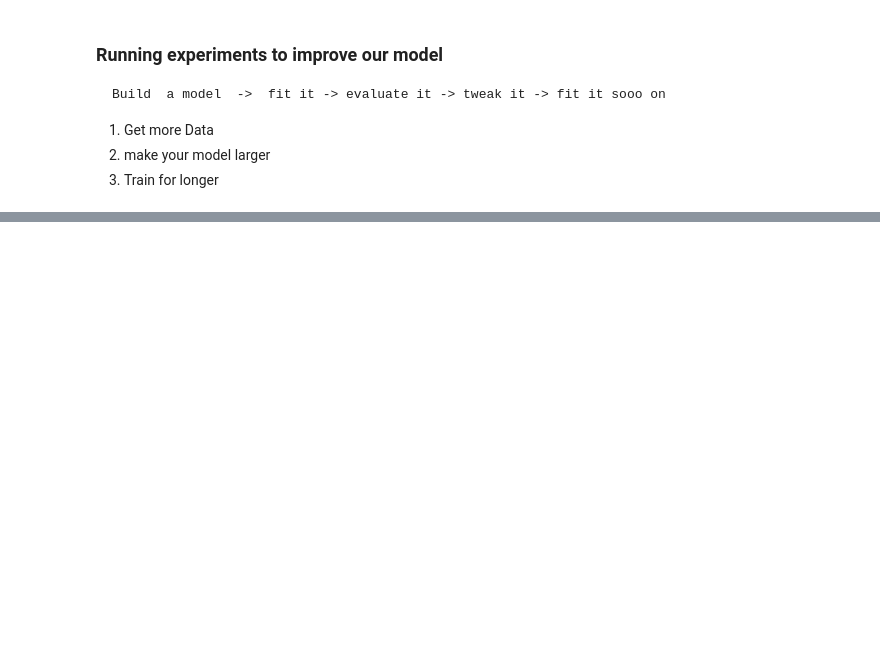
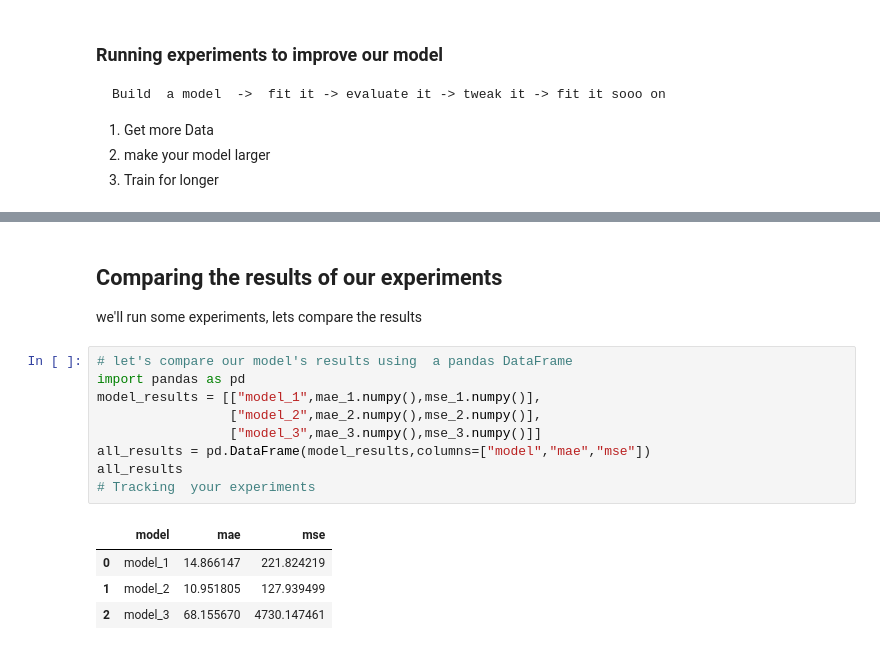
Before and after one commit to Yasiraalam/Learn-TensorFlow-Deeplearning, a Jupyter notebook: 01_neural_network/neural_network[1].ipynb, the cells around one changed output, grey strips where cells are left out. Drawn from its saved outputs; the diff is of its cells as text; blank space fills up the shorter version.

```diff
--- a/01_neural_network/neural_network[1].ipynb
+++ b/01_neural_network/neural_network[1].ipynb
@@ -511,0 +631,17 @@ ValueError: in user code:
+# %% [markdown]
+## Comparing the results  of our experiments
+we'll run some experiments, lets compare the results
+# %%
+# let's compare our model's results using  a pandas DataFrame
+import pandas as pd
+model_results = [["model_1",mae_1.numpy(),mse_1.numpy()],
+                 ["model_2",mae_2.numpy(),mse_2.numpy()],
+                 ["model_3",mae_3.numpy(),mse_3.numpy()]]
+all_results = pd.DataFrame(model_results,columns=["model","mae","mse"])
+all_results
+# Tracking  your experiments
+# %% [output]
+|  | model | mae | mse |
+| 0 | model_1 | 14.866147 | 221.824219 |
+| 1 | model_2 | 10.951805 | 127.939499 |
+| 2 | model_3 | 68.155670 | 4730.147461 |
```
Also changed, not shown: parts of 37 cells of this notebook, 6 other files.
